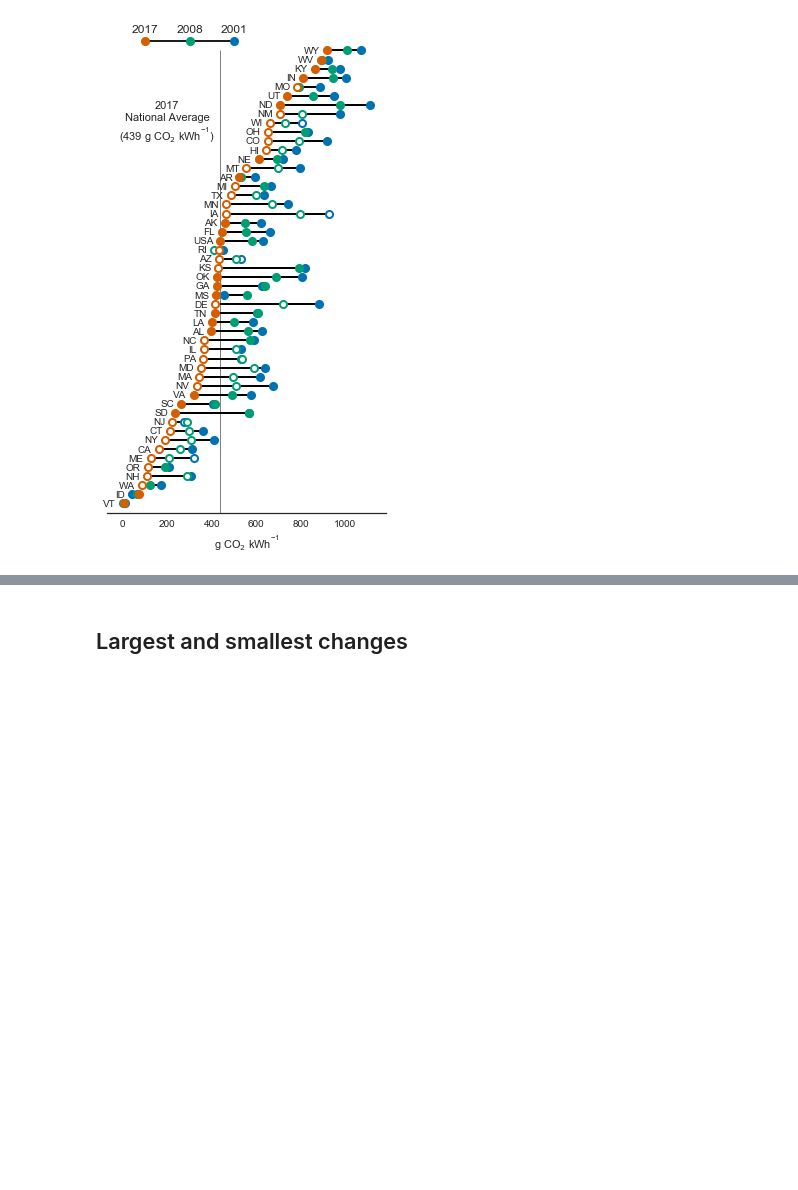
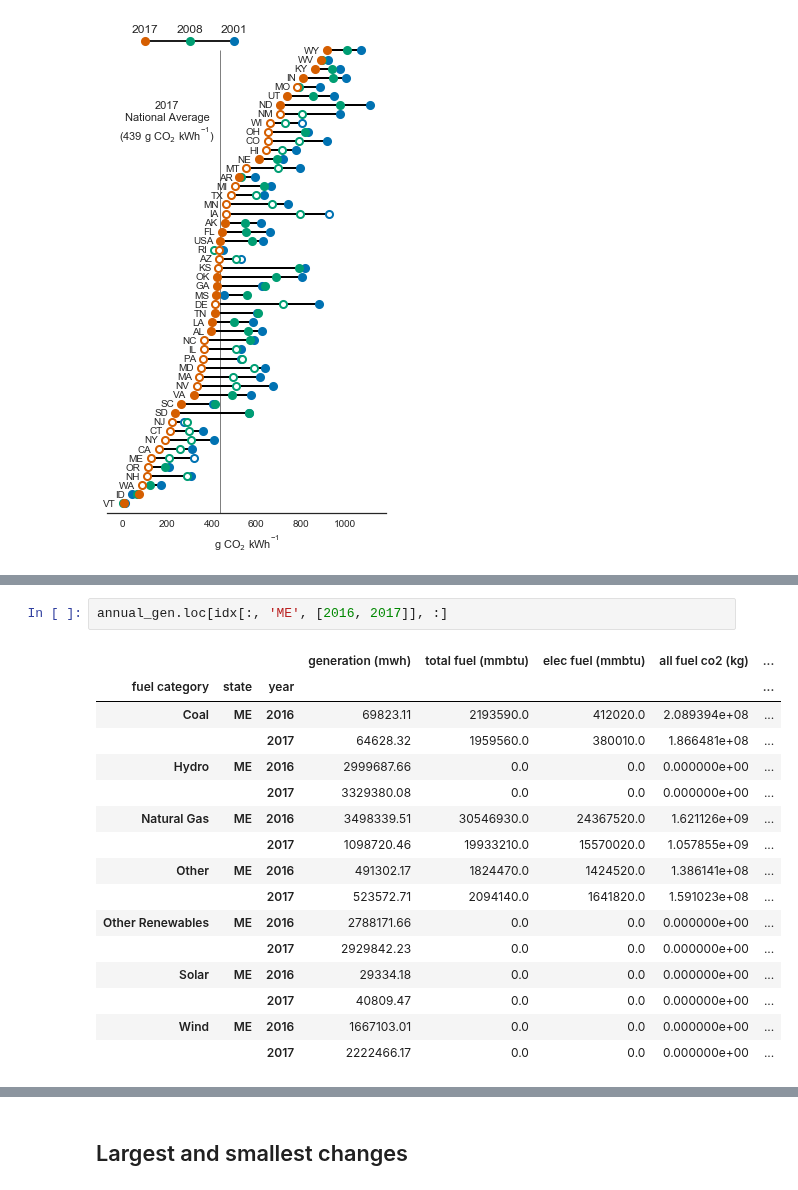
Before and after one commit to gschivley/carbon-index, a Jupyter notebook: Notebooks/State figures.ipynb, the cells around one changed output, grey strips where cells are left out. Saved outputs shown, nothing was run; the diff lists cells and outputs as text; blank space fills up the shorter version.

```diff
--- a/Notebooks/State figures.ipynb
+++ b/Notebooks/State figures.ipynb
@@ -328,0 +514,19 @@ plt.savefig(path, bbox_inches='tight')
+# %%
+annual_gen.loc[idx[:, 'ME', [2016, 2017]], :]
+# %% [output]
+|  |  |  | generation (mwh) | total fuel (mmbtu) | elec fuel (mmbtu) | all fuel co2 (kg) | ... |
+| fuel category | state | year |  |  |  |  | ... |
+| Coal | ME | 2016 | 69823.11 | 2193590.0 | 412020.0 | 2.089394e+08 | ... |
+|  |  | 2017 | 64628.32 | 1959560.0 | 380010.0 | 1.866481e+08 | ... |
+| Hydro | ME | 2016 | 2999687.66 | 0.0 | 0.0 | 0.000000e+00 | ... |
+|  |  | 2017 | 3329380.08 | 0.0 | 0.0 | 0.000000e+00 | ... |
+| Natural Gas | ME | 2016 | 3498339.51 | 30546930.0 | 24367520.0 | 1.621126e+09 | ... |
+|  |  | 2017 | 1098720.46 | 19933210.0 | 15570020.0 | 1.057855e+09 | ... |
+| Other | ME | 2016 | 491302.17 | 1824470.0 | 1424520.0 | 1.386141e+08 | ... |
+|  |  | 2017 | 523572.71 | 2094140.0 | 1641820.0 | 1.591023e+08 | ... |
+| Other Renewables | ME | 2016 | 2788171.66 | 0.0 | 0.0 | 0.000000e+00 | ... |
+|  |  | 2017 | 2929842.23 | 0.0 | 0.0 | 0.000000e+00 | ... |
+| Solar | ME | 2016 | 29334.18 | 0.0 | 0.0 | 0.000000e+00 | ... |
+|  |  | 2017 | 40809.47 | 0.0 | 0.0 | 0.000000e+00 | ... |
+| Wind | ME | 2016 | 1667103.01 | 0.0 | 0.0 | 0.000000e+00 | ... |
+|  |  | 2017 | 2222466.17 | 0.0 | 0.0 | 0.000000e+00 | ... |
```
Also changed, not shown: parts of 24 cells of this notebook, 2 other files.
